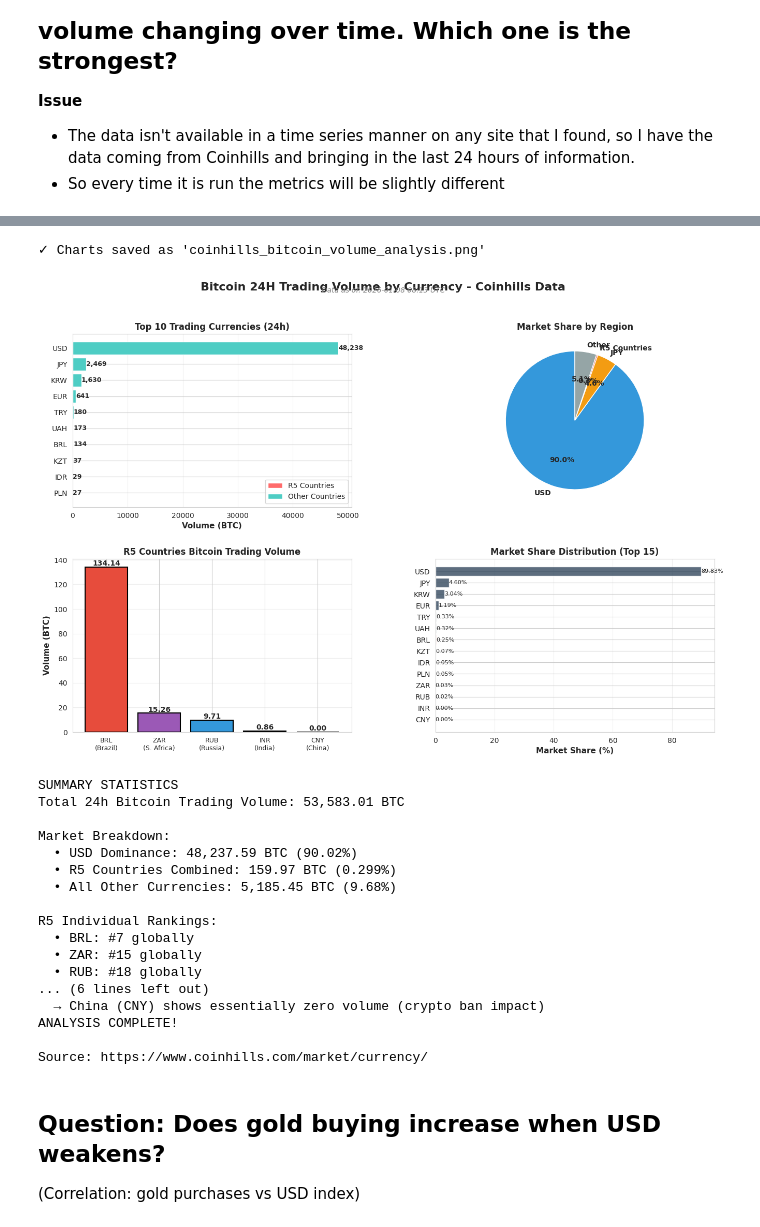
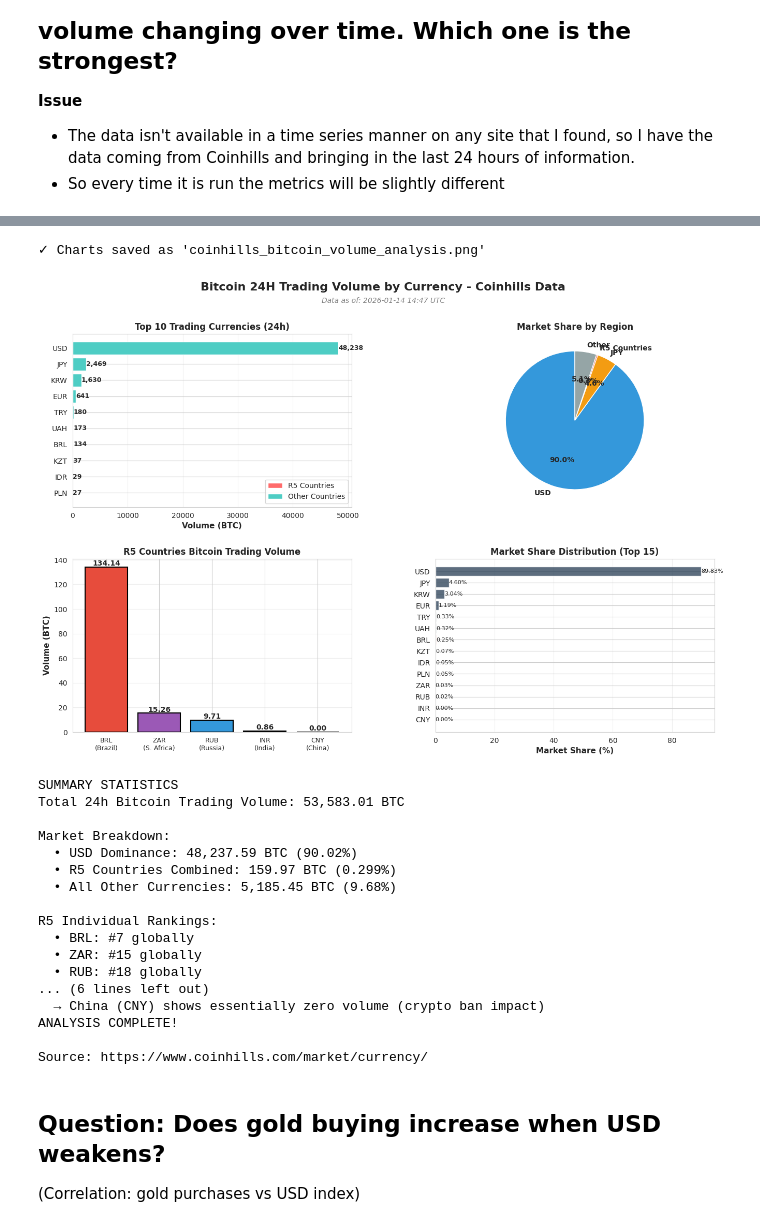
Before and after one commit to annhmartin/DS-B, a Jupyter notebook: 01_gold_oil_etl.ipynb, the cells around one changed output, grey strips where cells are left out. Saved outputs shown, nothing was run; the diff lists cells and outputs as text; code cells hidden in the pictures.

```diff
--- a/01_gold_oil_etl.ipynb
+++ b/01_gold_oil_etl.ipynb
@@ -1761,7 +1848,7 @@ fig.suptitle('Bitcoin 24H Trading Volume by Currency - Coinhills Data',
 
 # Add timestamp
 timestamp_text = f"Data as of: {datetime.now().strftime('%Y-%m-%d %H:%M UTC')}"
-fig.text(0.5, 0.96, timestamp_text, ha='center', fontsize=10, style='italic', color='gray')
+fig.text(0.5, 0.94, timestamp_text, ha='center', fontsize=10, style='italic', color='gray')
 
 
 # Plot 1: Top 10 Currencies Bar Chart
@@ -1892,15 +1979,15 @@ URL: https://www.coinhills.com/market/currency/
   Total 24h volume: ~53,697 BTC
 BITCOIN 24H TRADING VOLUME BY CURRENCY
 Currency  Volume_BTC  Rank  Percentage        Group  Is_R5
      USD    48237.59     1     89.8300        Other  False
      JPY     2468.64     2      4.6000        Other  False
 ... (23 lines left out)
   R5 vs USA Ratio: 1:301.5
 
 ✓ Data saved as 'coinhills_bitcoin_volume_snapshot.csv'
 GENERATING VISUALIZATIONS
 ✓ Charts saved as 'coinhills_bitcoin_volume_analysis.png'
-[figure, old version]
+[figure, new version]
 SUMMARY STATISTICS
 Total 24h Bitcoin Trading Volume: 53,583.01 BTC
 
```
Also changed, not shown: parts of 11 cells of this notebook.
